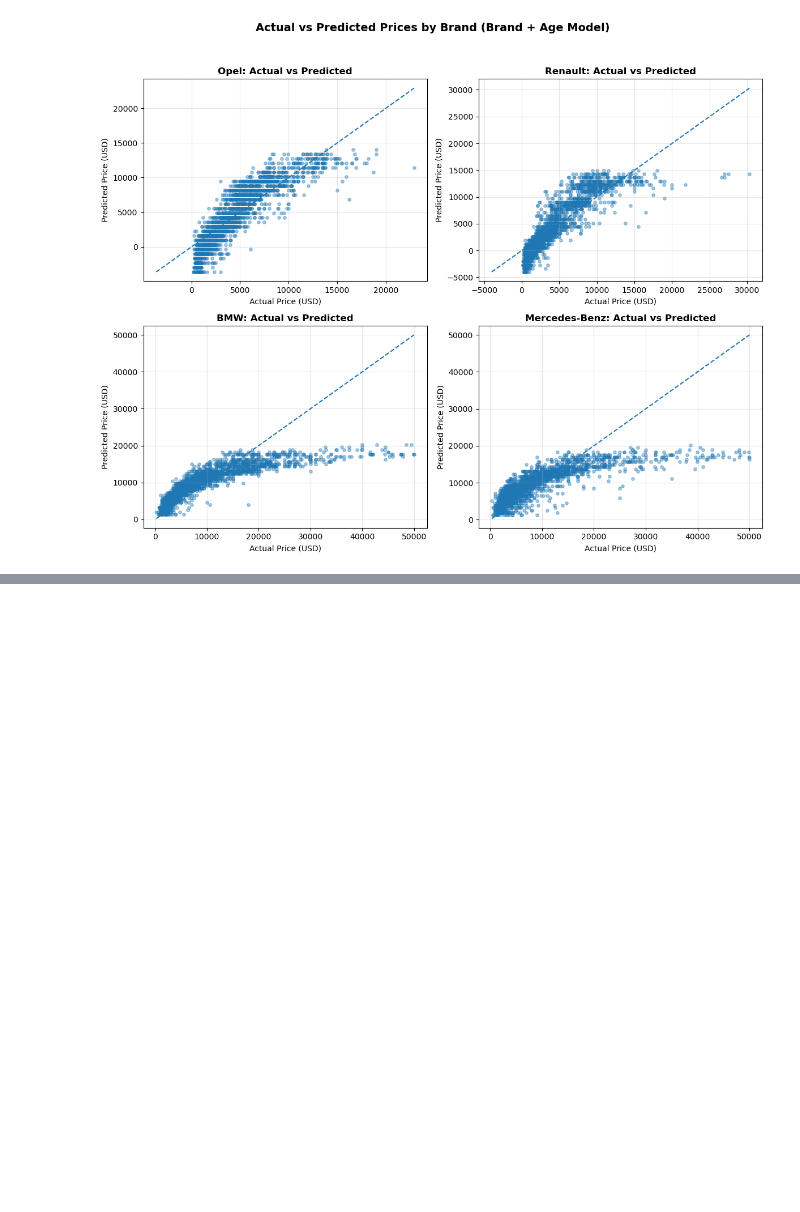
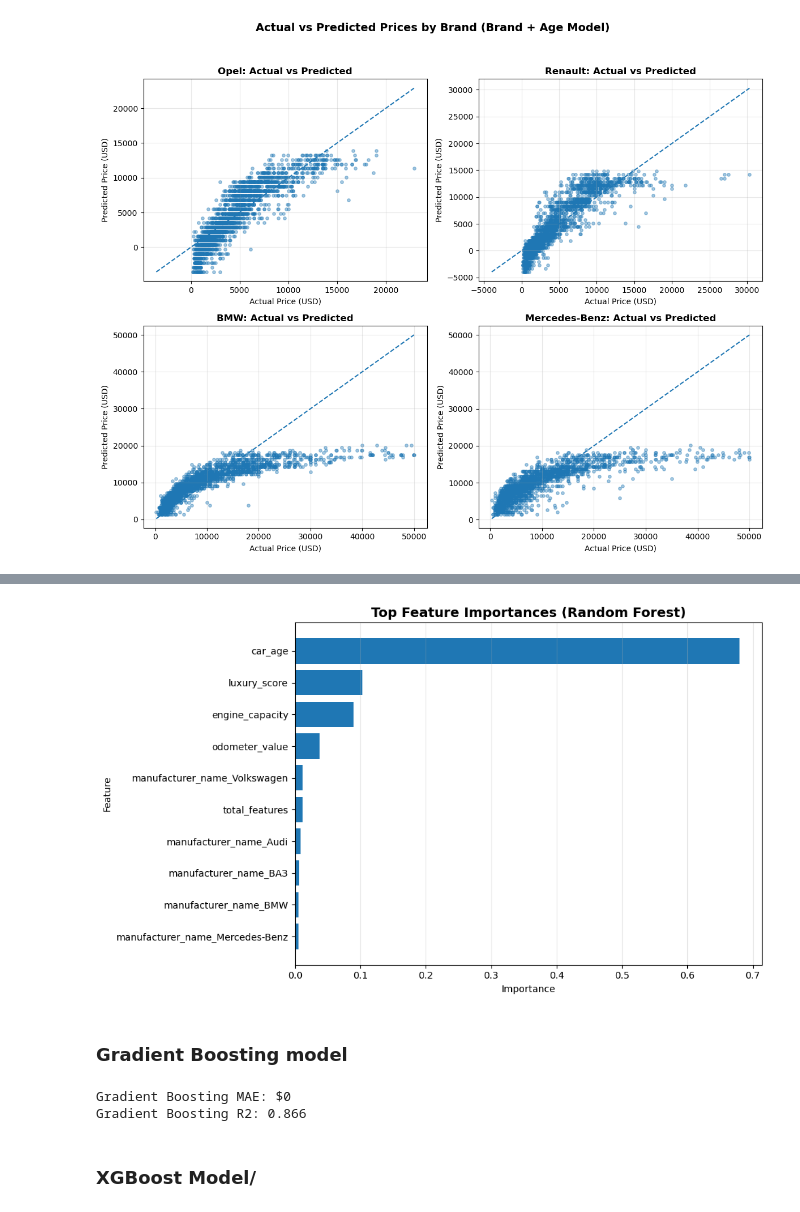
Before and after one commit to hafyze/Degree_FYP, a Jupyter notebook: notebooks/smart_car_system.ipynb, the cells around one changed output, grey strips where cells are left out. Cells and saved outputs as stored; diff of their text form; code cells hidden in the pictures; blank space fills up the shorter version.

```diff
--- a/notebooks/smart_car_system.ipynb
+++ b/notebooks/smart_car_system.ipynb
@@ -1552,0 +1665,20 @@ plt.show()
+# %%
+ohe = rf_model.named_steps['preprocess'].named_transformers_['brand']
+brand_features = ohe.get_feature_names_out(['manufacturer_name'])
+
+numeric_features = [
+    'car_age',
+    'engine_capacity',
+    'odometer_value',
+    'total_features',
+    'luxury_score'
+]
+
+all_features = list(brand_features) + numeric_features
+
+importances = rf_model.named_steps['model'].feature_importances_
+feature_importance_df = pd.DataFrame({
+    'feature': all_features,
+    'importance': importances
+}).sort_values(by='importance', ascending=False)
+print(feature_importance_df.head(10))
@@ -1552,0 +1697,52 @@ plt.show()
+# %%
+# Plot feature importance
+plt.figure(figsize=(10, 6))
+
+top_n = 10
+top_features = feature_importance_df.head(top_n)
+
+plt.barh(top_features['feature'], top_features['importance'])
+plt.gca().invert_yaxis()
+
+plt.title('Top Feature Importances (Random Forest)', fontsize=14, fontweight='bold')
+plt.xlabel('Importance')
+plt.ylabel('Feature')
+plt.grid(axis='x', alpha=0.3)
+plt.tight_layout()
+plt.show()
+# %% [output]
+[figure, added]
+# %% [markdown]
+### Gradient Boosting model
+# %%
+from sklearn.ensemble import GradientBoostingRegressor
+
+gb_model = Pipeline(
+    steps=[
+        ('preprocess', preprocessor),
+        ('model', GradientBoostingRegressor(
+            n_estimators=200,
+            learning_rate=0.05,
+            max_depth=3,
+            random_state=42
+        ))
+    ]
+)
+
+# train
+gb_model.fit(X_train, y_train)
+
+#predict
+y_pred_gb = gb_model.predict(X_test)
+
+#evalute
+mae_gb = mean_absolute_error(y_test, y_pred_gb)
+r2_gb = r2_score(y_test, y_pred_gb)
+
+print(f"Gradient Boosting MAE: ${mae_gb:.0f}")
+print(f"Gradient Boosting R2: {r2_gb:.3f}")
+# %% [output]
+Gradient Boosting MAE: $0
+Gradient Boosting R2: 0.866
+# %% [markdown]
+### XGBoost Model/
```
Also changed, not shown: parts of 40 cells of this notebook, 3 other files.
